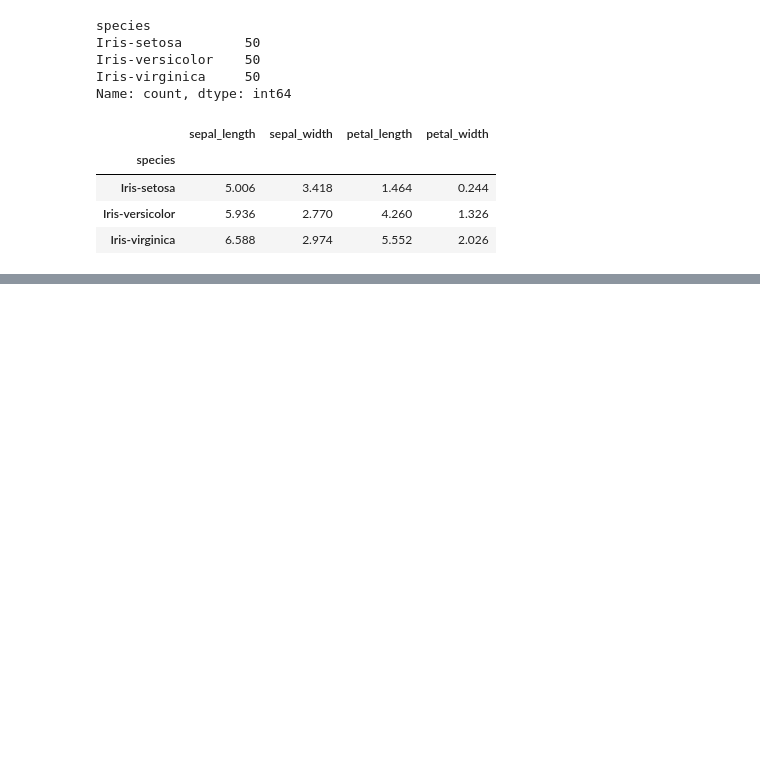
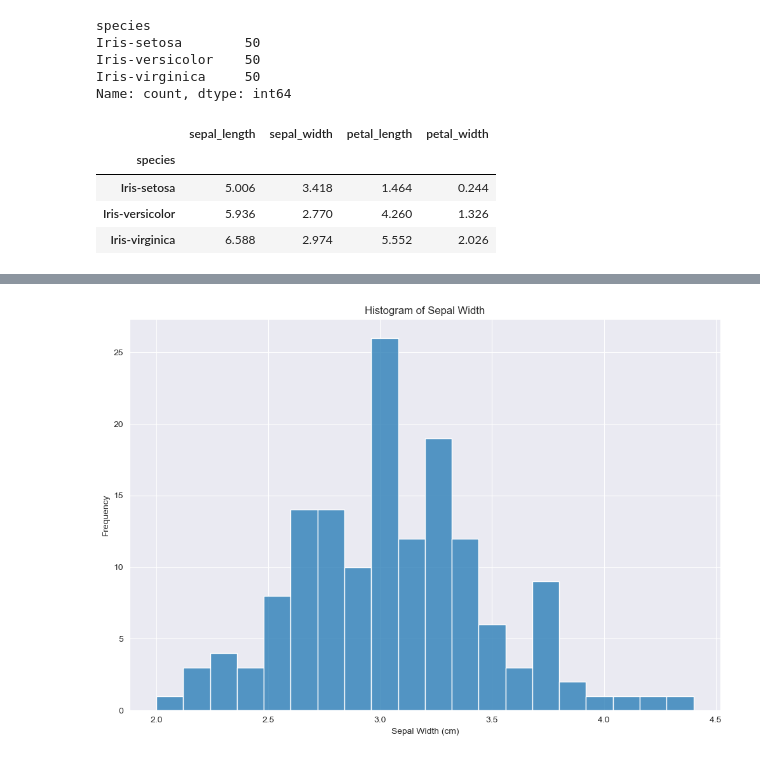
Before and after one commit to Cking313/pands-project, a Jupyter notebook: project.ipynb, the cells around one changed output, grey strips where cells are left out. Saved outputs shown, nothing was run; the diff lists cells and outputs as text; code cells hidden in the pictures; blank space fills up the shorter version.

Commit message:
Histograms

```diff
--- a/project.ipynb
+++ b/project.ipynb
@@ -67,0 +87,11 @@ plt.show()
+# %%
+sns.set_style(style='darkgrid')
+plt.figure(figsize=(12,8))
+sns.histplot(iris['sepal_width'], bins=20)
+plt.title(f'Histogram of Sepal Width')
+plt.xlabel('Sepal Width (cm)')
+plt.ylabel('Frequency')
+plt.savefig(chart_folder/'sepal_width_histogram.png')
+plt.show()
+# %% [output]
+[figure, added]
```
Also changed, not shown: parts of 4 cells of this notebook, 3 other files.
